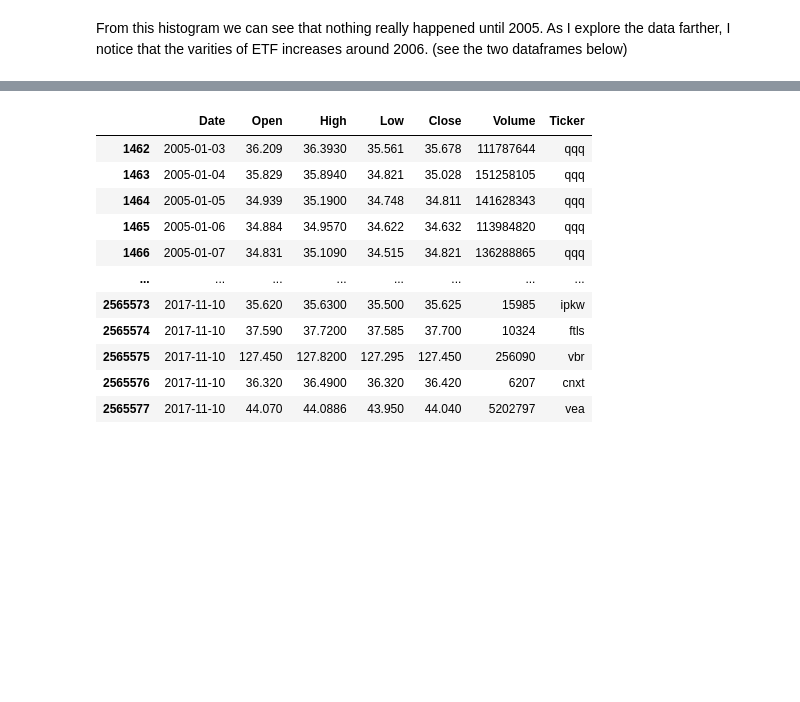
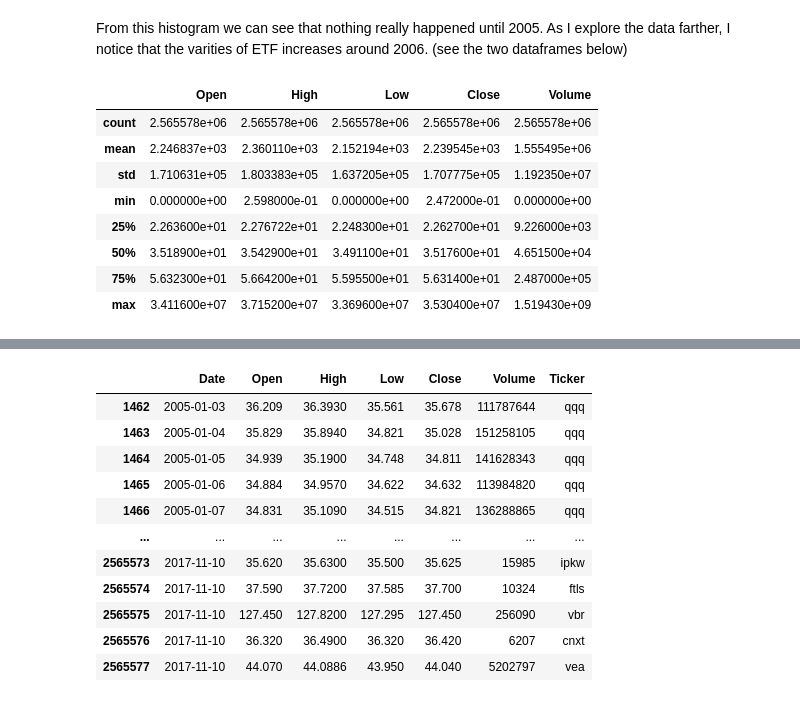
Before and after one commit to B-Rad80/ML_Stock_Predictions, a Jupyter notebook: Cleaning.ipynb, the cells around one changed output, grey strips where cells are left out. Saved outputs shown, nothing was run; the diff lists cells and outputs as text; code cells hidden in the pictures; blank space fills up the shorter version.

```diff
--- a/Cleaning.ipynb
+++ b/Cleaning.ipynb
@@ -44,3 +44,15 @@ df
 # %% [markdown]
 From this histogram we can see that nothing really happened until 2005.
 As I explore the data farther, I notice that the varities of ETF increases around 2006. (see the two dataframes below)
+# %%
+df.describe()
+# %% [output]
+|  | Open | High | Low | Close | Volume |
+| count | 2.565578e+06 | 2.565578e+06 | 2.565578e+06 | 2.565578e+06 | 2.565578e+06 |
+| mean | 2.246837e+03 | 2.360110e+03 | 2.152194e+03 | 2.239545e+03 | 1.555495e+06 |
+| std | 1.710631e+05 | 1.803383e+05 | 1.637205e+05 | 1.707775e+05 | 1.192350e+07 |
+| min | 0.000000e+00 | 2.598000e-01 | 0.000000e+00 | 2.472000e-01 | 0.000000e+00 |
+| 25% | 2.263600e+01 | 2.276722e+01 | 2.248300e+01 | 2.262700e+01 | 9.226000e+03 |
+| 50% | 3.518900e+01 | 3.542900e+01 | 3.491100e+01 | 3.517600e+01 | 4.651500e+04 |
+| 75% | 5.632300e+01 | 5.664200e+01 | 5.595500e+01 | 5.631400e+01 | 2.487000e+05 |
+| max | 3.411600e+07 | 3.715200e+07 | 3.369600e+07 | 3.530400e+07 | 1.519430e+09 |
```
Also changed, not shown: parts of 17 cells of this notebook.
